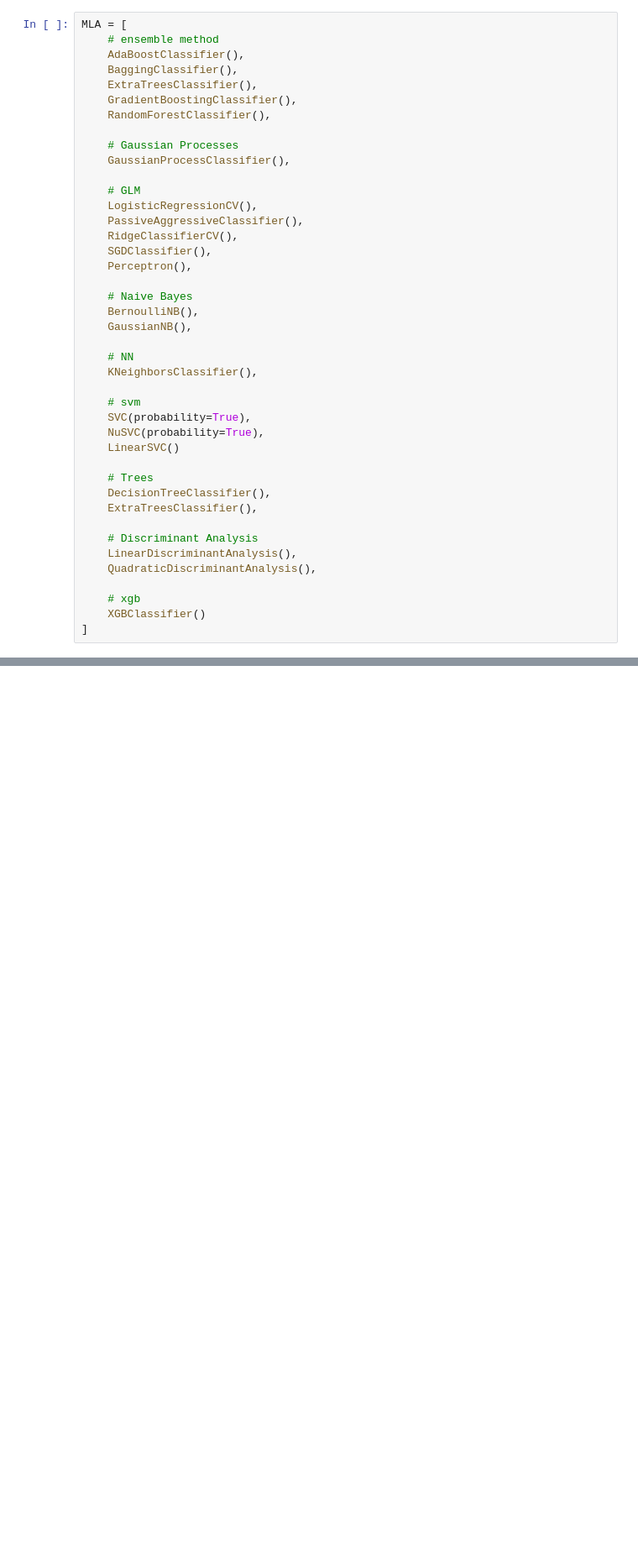
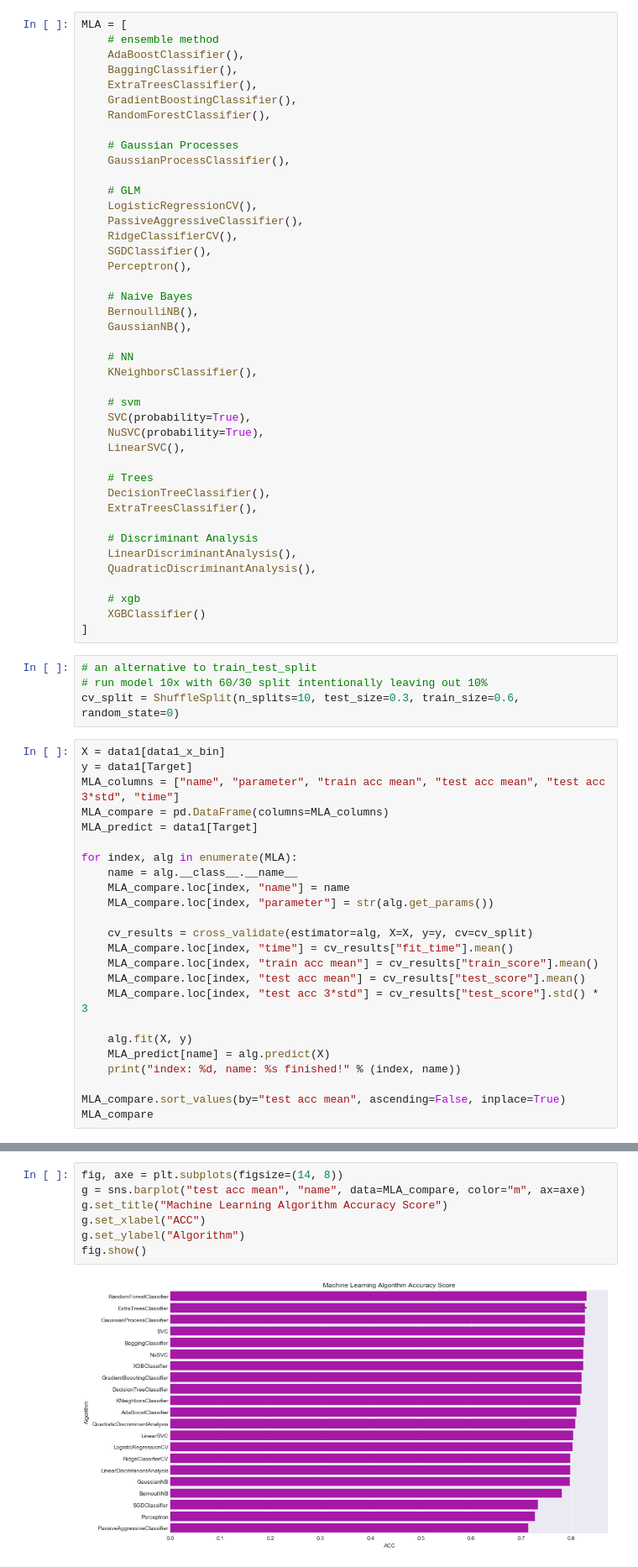
Before and after one commit to Evan1987/Match, a Jupyter notebook: Kaggle/Titanic Machine Learning from Disaster/A Data Science Framework To Achieve 0.99 Acc.ipynb, the cells around one changed output, grey strips where cells are left out. Shown at 84% size. Drawn from its saved outputs; the diff is of its cells as text; blank space fills up the shorter version.

```diff
--- a/Kaggle/Titanic Machine Learning from Disaster/A Data Science Framework To Achieve 0.99 Acc.ipynb
+++ b/Kaggle/Titanic Machine Learning from Disaster/A Data Science Framework To Achieve 0.99 Acc.ipynb
@@ -365,7 +370,7 @@ MLA = [
     # svm
     SVC(probability=True),
     NuSVC(probability=True),
-    LinearSVC()
+    LinearSVC(),
 
     # Trees
     DecisionTreeClassifier(),
@@ -378,3 +383,31 @@ MLA = [
     # xgb
     XGBClassifier()
 ]
+# %%
+# an alternative to train_test_split
+# run model 10x with 60/30 split intentionally leaving out 10%
+cv_split = ShuffleSplit(n_splits=10, test_size=0.3, train_size=0.6, random_state=0)
+# %%
+X = data1[data1_x_bin]
+y = data1[Target]
+MLA_columns = ["name", "parameter", "train acc mean", "test acc mean", "test acc 3*std", "time"]
+MLA_compare = pd.DataFrame(columns=MLA_columns)
+MLA_predict = data1[Target]
+
+for index, alg in enumerate(MLA):
+    name = alg.__class__.__name__
+    MLA_compare.loc[index, "name"] = name
+    MLA_compare.loc[index, "parameter"] = str(alg.get_params())
+
+    cv_results = cross_validate(estimator=alg, X=X, y=y, cv=cv_split)
+    MLA_compare.loc[index, "time"] = cv_results["fit_time"].mean()
+    MLA_compare.loc[index, "train acc mean"] = cv_results["train_score"].mean()
+    MLA_compare.loc[index, "test acc mean"] = cv_results["test_score"].mean()
+    MLA_compare.loc[index, "test acc 3*std"] = cv_results["test_score"].std() * 3
+
+    alg.fit(X, y)
+    MLA_predict[name] = alg.predict(X)
+    print("index: %d, name: %s finished!" % (index, name))
+
+MLA_compare.sort_values(by="test acc mean", ascending=False, inplace=True)
+MLA_compare
@@ -380,0 +449,9 @@ MLA = [
+# %%
+fig, axe = plt.subplots(figsize=(14, 8))
+g = sns.barplot("test acc mean", "name", data=MLA_compare, color="m", ax=axe)
+g.set_title("Machine Learning Algorithm Accuracy Score")
+g.set_xlabel("ACC")
+g.set_ylabel("Algorithm")
+fig.show()
+# %% [output]
+[figure, added]
```
Also changed, not shown: parts of 19 cells of this notebook.
